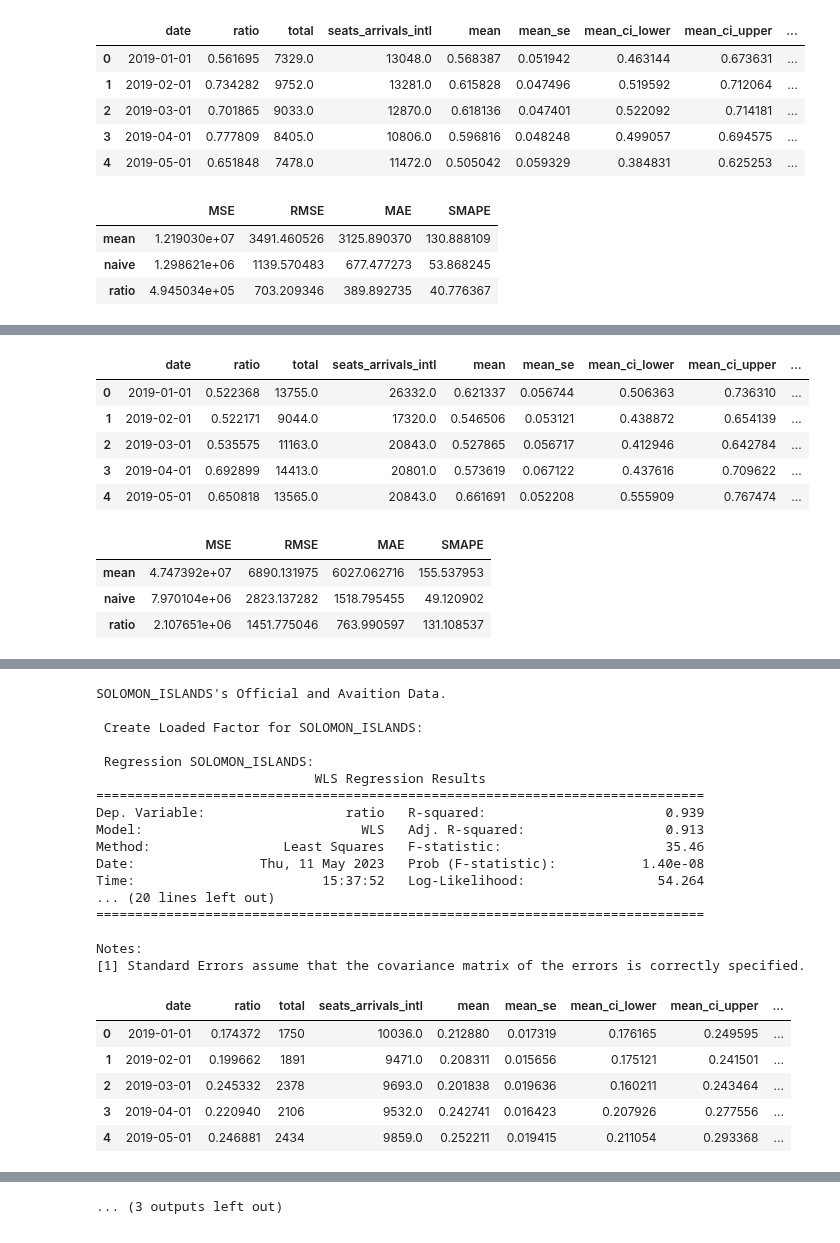
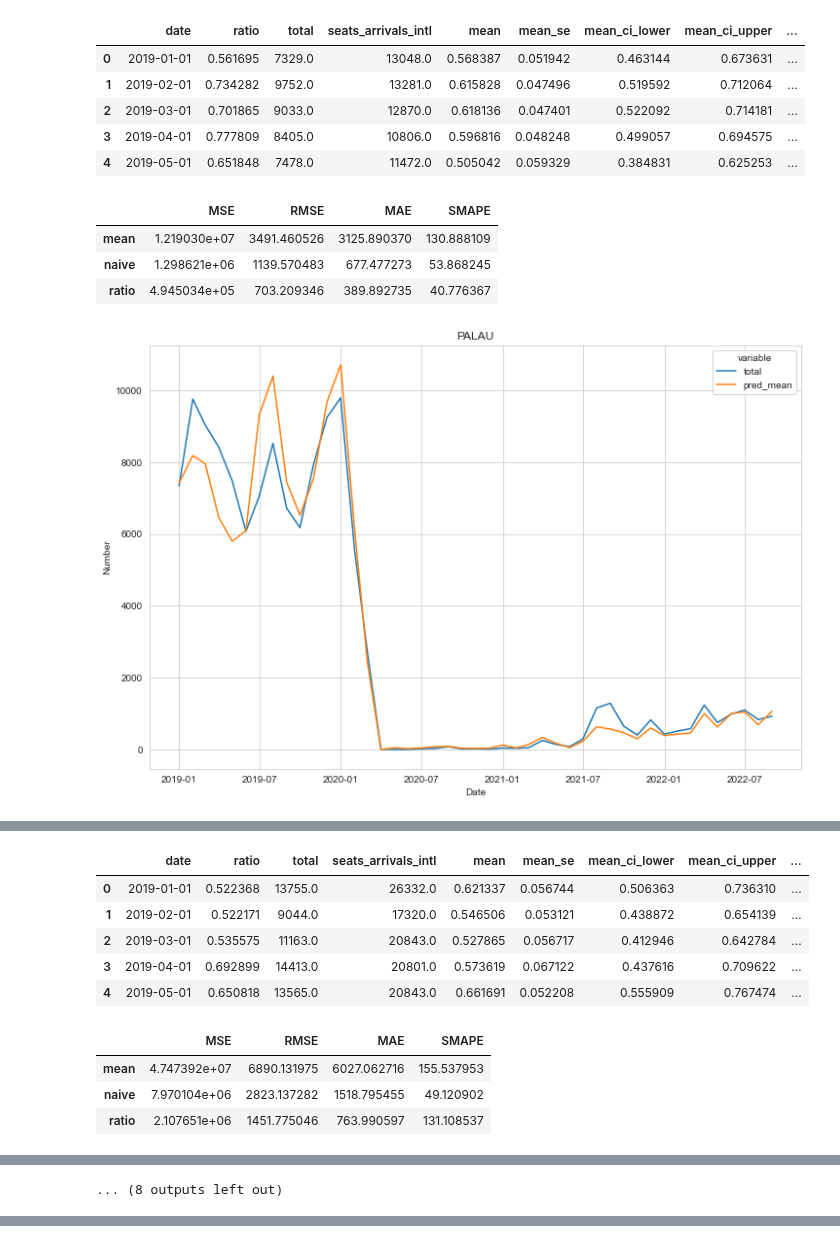
Before and after one commit to worldbank/pacific-observatory, a Jupyter notebook: docs/tourism/mtsa_ratio.ipynb, the cells around one changed output, grey strips where cells are left out. Cells and saved outputs as stored; diff of their text form; code cells hidden in the pictures.

```diff
--- a/docs/tourism/mtsa_ratio.ipynb
+++ b/docs/tourism/mtsa_ratio.ipynb
@@ -9,6 +9,10 @@ import pandas as pd
 
 from scripts.python.tsa.mtsmodel import *
 from scripts.python.tsa.ts_eval import *
+
+import seaborn as sns
+sns.set_style("whitegrid")
+import matplotlib.pyplot as plt
 # %%
 for country in ["palau", "samoa", "tonga", "solomon_islands", "vanuatu"]:
 
@@ -32,6 +36,12 @@ for country in ["palau", "samoa", "tonga", "solomon_islands", "vanuatu"]:
         eval_df = pd.DataFrame(calculate_evaluation(pred_df["total"], pred), index=[idx])
         benchmark = pd.concat([benchmark, eval_df])
     display(benchmark)
+
+    ratio_viz_df = pred_df[["date", "total", "pred_mean"]].melt(id_vars="date")
+    fig, ax = plt.subplots(figsize=(12,8))
+    sns.lineplot(data=ratio_viz_df, x="date", y="value", hue="variable")
+    ax.set(xlabel="Date", ylabel="Number", title=str(country).upper())
+    plt.show()
 # %% [output]
 PALAU's Official and Avaition Data.
 
@@ -48,18 +58,19 @@ Date:                Thu, 11 May 2023   Prob (F-statistic):           8.36e-10
 ... (21 lines left out)
 ==============================================================================
 
 Notes:
 [1] Standard Errors assume that the covariance matrix of the errors is correctly specified.
 |  | date | ratio | total | seats_arrivals_intl | mean | mean_se | mean_ci_lower | mean_ci_upper | ... |
 | 0 | 2019-01-01 | 0.561695 | 7329.0 | 13048.0 | 0.568387 | 0.051942 | 0.463144 | 0.673631 | ... |
 | 1 | 2019-02-01 | 0.734282 | 9752.0 | 13281.0 | 0.615828 | 0.047496 | 0.519592 | 0.712064 | ... |
 | 2 | 2019-03-01 | 0.701865 | 9033.0 | 12870.0 | 0.618136 | 0.047401 | 0.522092 | 0.714181 | ... |
 | 3 | 2019-04-01 | 0.777809 | 8405.0 | 10806.0 | 0.596816 | 0.048248 | 0.499057 | 0.694575 | ... |
 | 4 | 2019-05-01 | 0.651848 | 7478.0 | 11472.0 | 0.505042 | 0.059329 | 0.384831 | 0.625253 | ... |
 |  | MSE | RMSE | MAE | SMAPE |
 | mean | 1.219030e+07 | 3491.460526 | 3125.890370 | 130.888109 |
 | naive | 1.298621e+06 | 1139.570483 | 677.477273 | 53.868245 |
 | ratio | 4.945034e+05 | 703.209346 | 389.892735 | 40.776367 |
+[figure, added]
 SAMOA's Official and Avaition Data.
 
  Create Loaded Factor for SAMOA:
@@ -117,23 +130 @@ Notes:
-SOLOMON_ISLANDS's Official and Avaition Data.
-
- Create Loaded Factor for SOLOMON_ISLANDS:
-
- Regression SOLOMON_ISLANDS:
-                            WLS Regression Results
-==============================================================================
-Dep. Variable:                  ratio   R-squared:                       0.939
-Model:                            WLS   Adj. R-squared:                  0.913
-Method:                 Least Squares   F-statistic:                     35.46
-Date:                Thu, 11 May 2023   Prob (F-statistic):           1.40e-08
-Time:                        15:37:52   Log-Likelihood:                 54.264
-... (20 lines left out)
-==============================================================================
-
-Notes:
-[1] Standard Errors assume that the covariance matrix of the errors is correctly specified.
+... (8 outputs left out)
-|  | date | ratio | total | seats_arrivals_intl | mean | mean_se | mean_ci_lower | mean_ci_upper | ... |
-| 0 | 2019-01-01 | 0.174372 | 1750 | 10036.0 | 0.212880 | 0.017319 | 0.176165 | 0.249595 | ... |
-| 1 | 2019-02-01 | 0.199662 | 1891 | 9471.0 | 0.208311 | 0.015656 | 0.175121 | 0.241501 | ... |
-| 2 | 2019-03-01 | 0.245332 | 2378 | 9693.0 | 0.201838 | 0.019636 | 0.160211 | 0.243464 | ... |
-| 3 | 2019-04-01 | 0.220940 | 2106 | 9532.0 | 0.242741 | 0.016423 | 0.207926 | 0.277556 | ... |
-| 4 | 2019-05-01 | 0.246881 | 2434 | 9859.0 | 0.252211 | 0.019415 | 0.211054 | 0.293368 | ... |
@@ -144 +130,0 @@ Notes:
-... (3 outputs left out)
```
Also changed, not shown: parts of 2 cells of this notebook, 10 other files.
